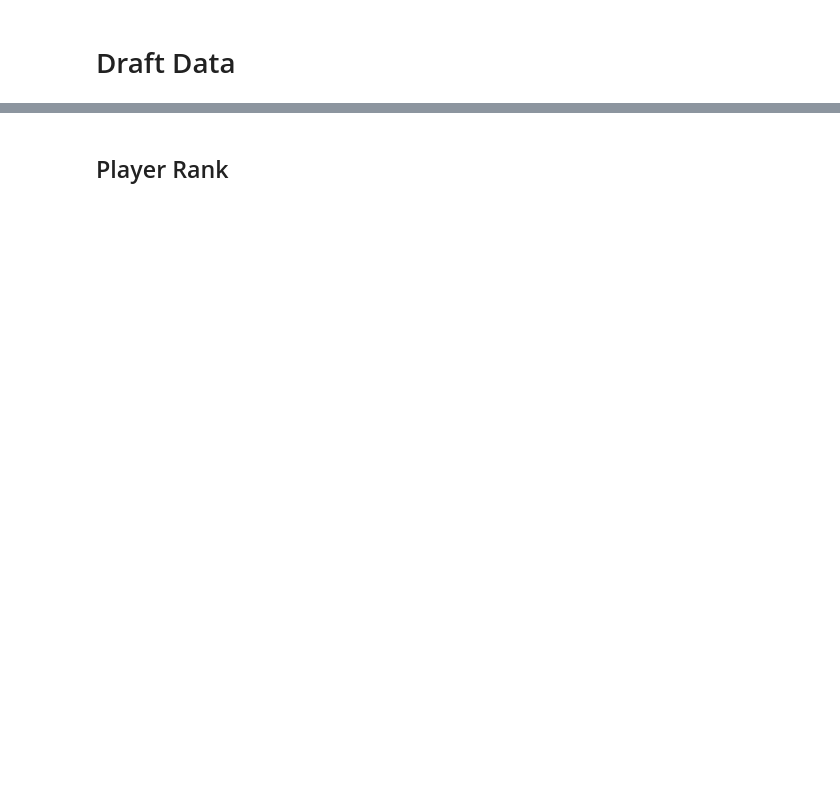
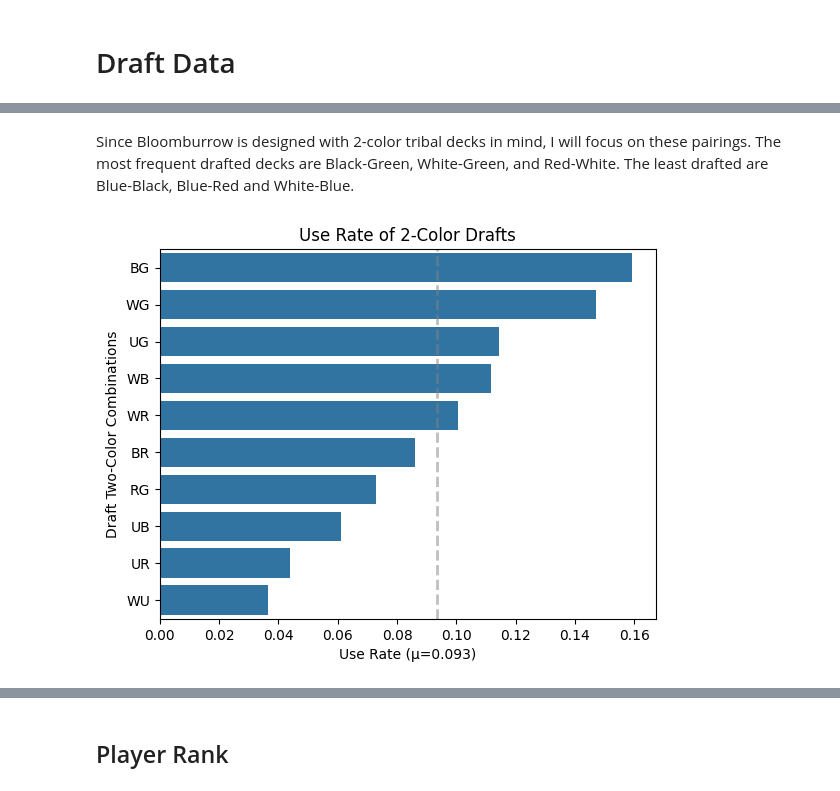
Before and after one commit to meehljd/mtg-modeling, a Jupyter notebook: notebooks/02-draft-data/02-30-draft-eda-BLB-games.ipynb, the cells around one changed output, grey strips where cells are left out. Saved outputs shown, nothing was run; the diff lists cells and outputs as text; code cells hidden in the pictures; blank space fills up the shorter version.

```diff
--- a/notebooks/02-draft-data/02-30-draft-eda-BLB-games.ipynb
+++ b/notebooks/02-draft-data/02-30-draft-eda-BLB-games.ipynb
@@ -264,0 +105,17 @@ shape: (10, 2)
+# %% [markdown]
+Since Bloomburrow is designed with 2-color tribal decks in mind, I will focus on these pairings.  The most frequent drafted decks are Black-Green, White-Green, and Red-White.  The least drafted are Blue-Black, Blue-Red and White-Blue.
+# %%
+colors['use_rate'] = colors['len'] / colors['len'].sum()
+colors = colors.sort_values("use_rate", ascending=False)
+use_rate_mu = colors["use_rate"].head(10).mean()
+
+plt.axvline(
+    use_rate_mu, color="gray", linestyle="--", linewidth=2, alpha=0.5
+)
+sns.barplot(data=colors.head(10), x="use_rate", y="main_colors")
+plt.title("Use Rate of 2-Color Drafts")
+plt.xlabel(f"Use Rate (μ={use_rate_mu:0.3f})")
+plt.ylabel("Draft Two-Color Combinations")
+plt.show()
+# %% [output]
+[figure, added]
```
Also changed, not shown: parts of 46 cells of this notebook, 1 other file.
